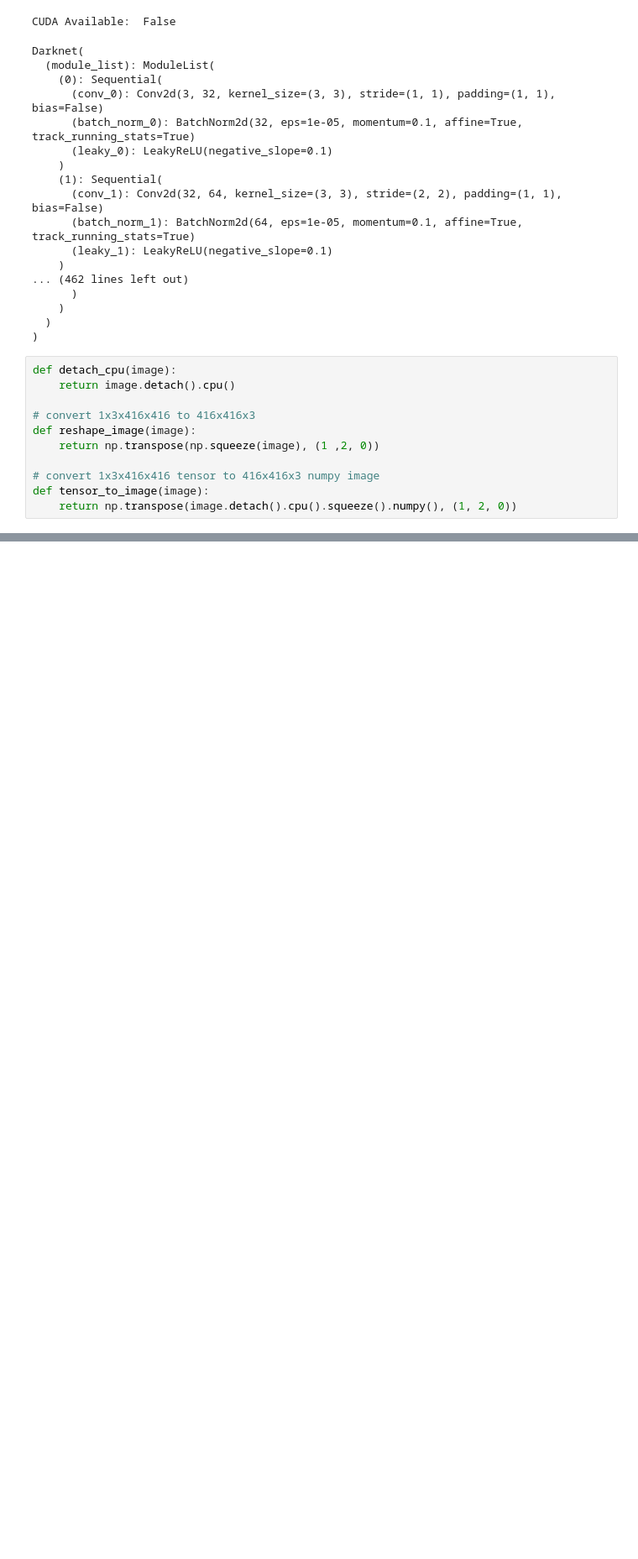
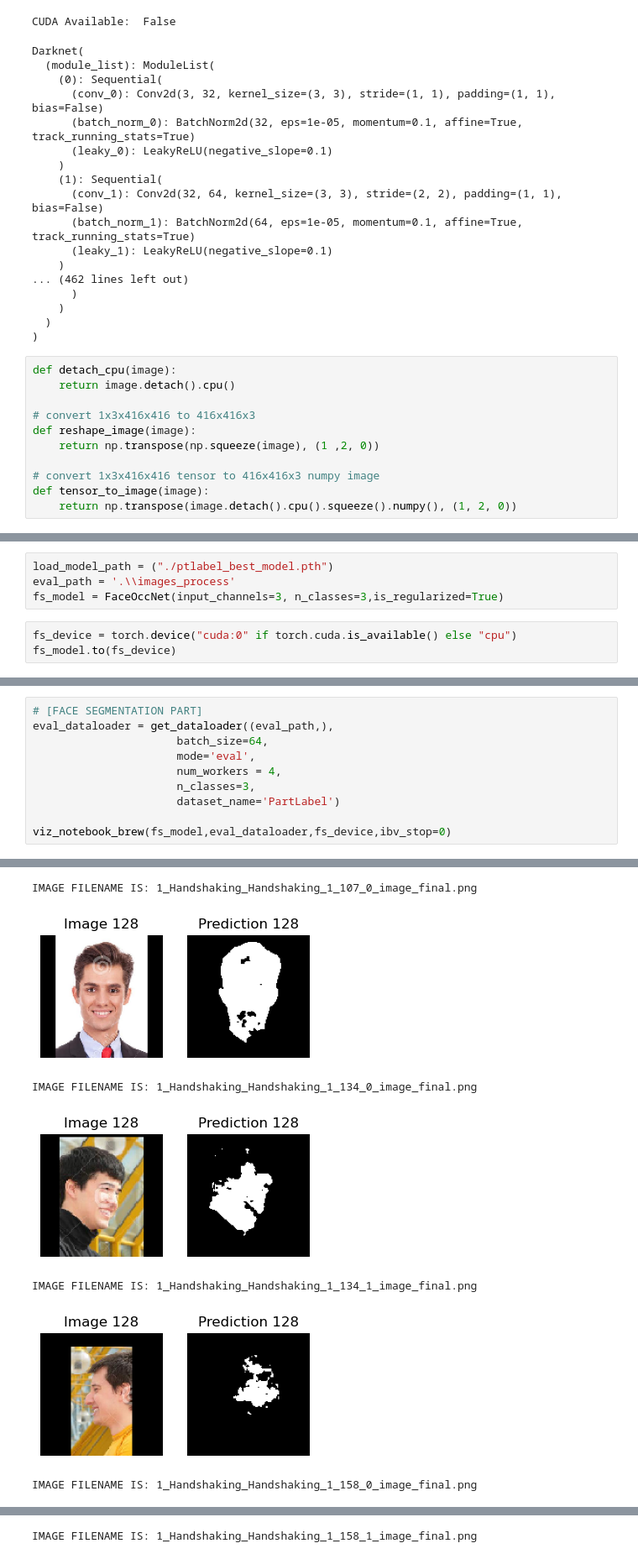
Before and after one commit to JanjanC/FGSM-for-Face-Detectors, a Jupyter notebook: Extract Image Pipeline.ipynb, the cells around one changed output, grey strips where cells are left out. Shown at 84% size. Drawn from its saved outputs; the diff is of its cells as text; blank space fills up the shorter version.

```diff
--- a/Extract Image Pipeline.ipynb
+++ b/Extract Image Pipeline.ipynb
@@ -176,0 +252,7 @@ def pipeline(model, device):
+# %%
+load_model_path = ("./ptlabel_best_model.pth")
+eval_path = '.\\images_process'
+fs_model = FaceOccNet(input_channels=3, n_classes=3,is_regularized=True)
+# %%
+fs_device = torch.device("cuda:0" if torch.cuda.is_available() else "cpu")
+fs_model.to(fs_device)
@@ -198,0 +419,11 @@ Cropped
+# %%
+# [FACE SEGMENTATION PART]
+eval_dataloader = get_dataloader((eval_path,),
+                      batch_size=64,
+                      mode='eval',
+                      num_workers = 4,
+                      n_classes=3,
+                      dataset_name='PartLabel')
+
+viz_notebook_brew(fs_model,eval_dataloader,fs_device,ibv_stop=0)
+# %% [output]
@@ -198,0 +432,7 @@ Cropped
+IMAGE FILENAME IS: 1_Handshaking_Handshaking_1_107_0_image_final.png
+[figure, added]
+IMAGE FILENAME IS: 1_Handshaking_Handshaking_1_134_0_image_final.png
+[figure, added]
+IMAGE FILENAME IS: 1_Handshaking_Handshaking_1_134_1_image_final.png
+[figure, added]
+IMAGE FILENAME IS: 1_Handshaking_Handshaking_1_158_0_image_final.png
@@ -198,0 +440 @@ Cropped
+IMAGE FILENAME IS: 1_Handshaking_Handshaking_1_158_1_image_final.png
```
Also changed, not shown: parts of 14 cells of this notebook, 9 other files.
